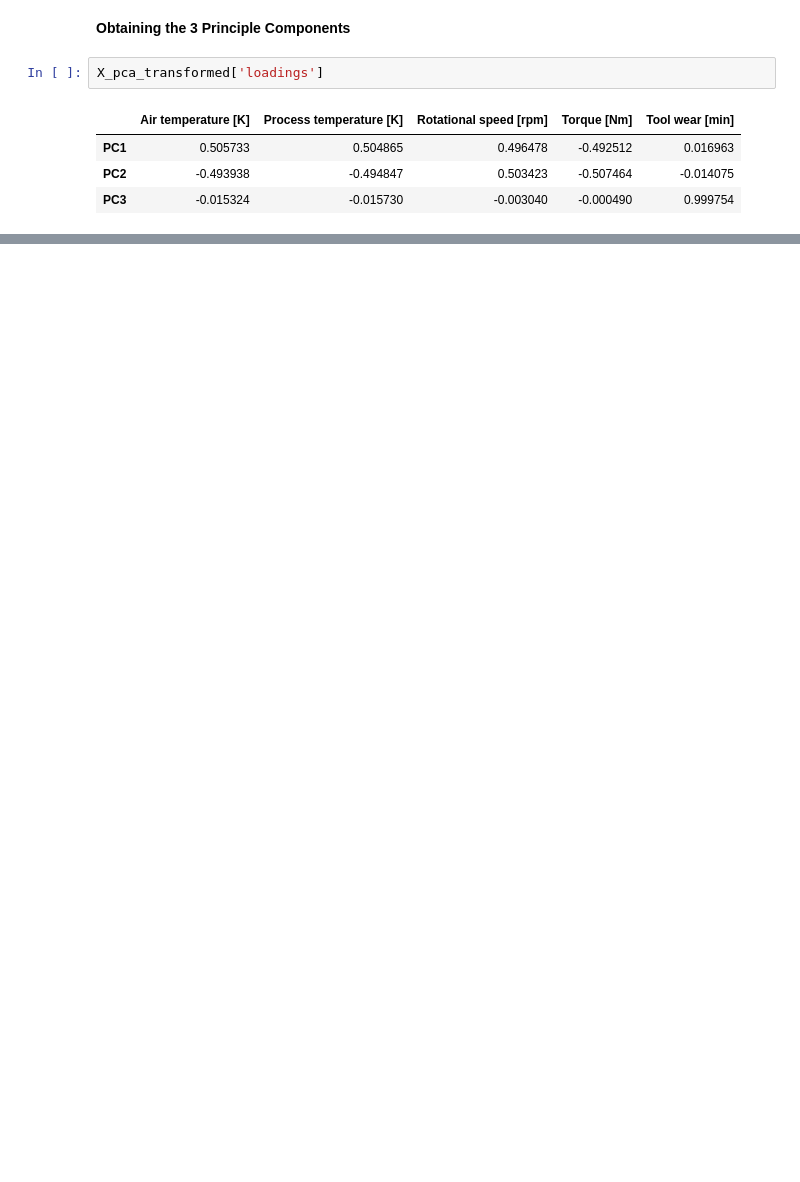
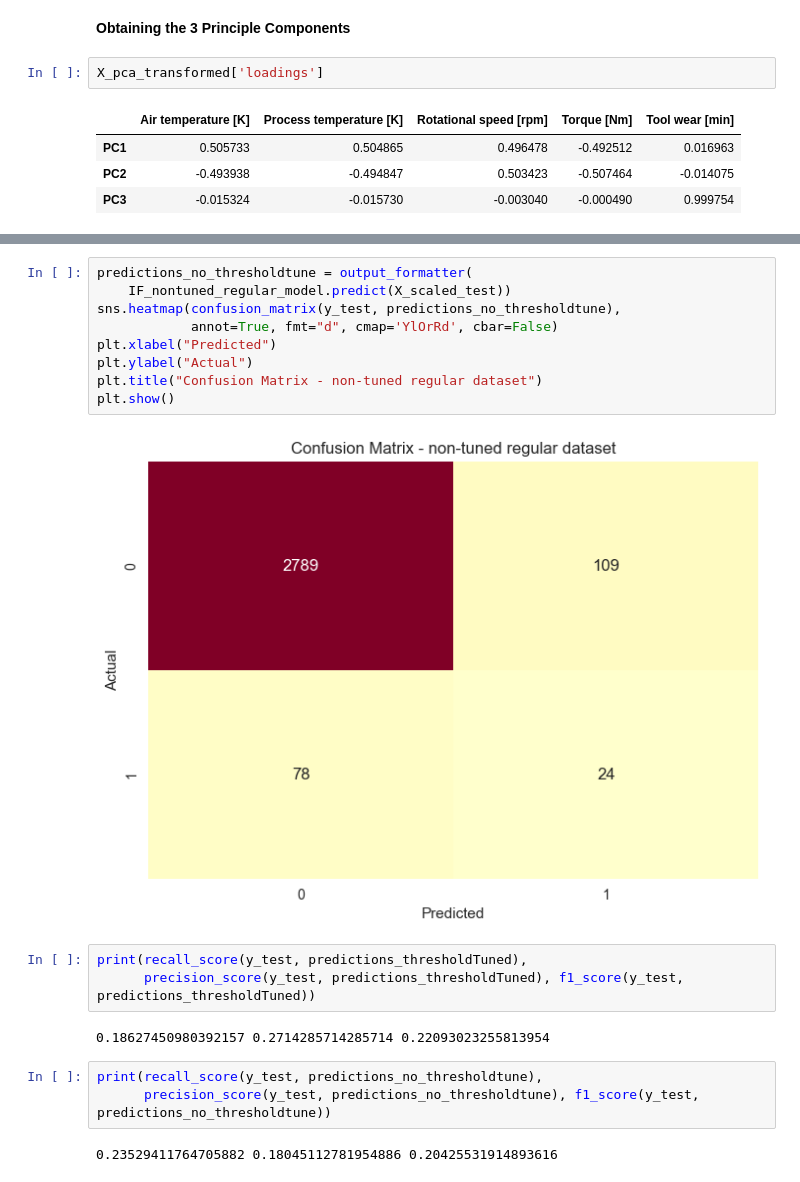
Before and after one commit to wilsonnguyen5163/INSE6220, a Jupyter notebook: Project.ipynb, the cells around one changed output, grey strips where cells are left out. Cells and saved outputs as stored; diff of their text form; blank space fills up the shorter version.

```diff
--- a/Project.ipynb
+++ b/Project.ipynb
@@ -285,0 +426,21 @@ X_pca_transformed['loadings']
+# %%
+predictions_no_thresholdtune = output_formatter(
+    IF_nontuned_regular_model.predict(X_scaled_test))
+sns.heatmap(confusion_matrix(y_test, predictions_no_thresholdtune),
+            annot=True, fmt="d", cmap='YlOrRd', cbar=False)
+plt.xlabel("Predicted")
+plt.ylabel("Actual")
+plt.title("Confusion Matrix - non-tuned regular dataset")
+plt.show()
+# %% [output]
+[figure, added]
+# %%
+print(recall_score(y_test, predictions_thresholdTuned),
+      precision_score(y_test, predictions_thresholdTuned), f1_score(y_test, predictions_thresholdTuned))
+# %% [output]
+0.18627450980392157 0.2714285714285714 0.22093023255813954
+# %%
+print(recall_score(y_test, predictions_no_thresholdtune),
+      precision_score(y_test, predictions_no_thresholdtune), f1_score(y_test, predictions_no_thresholdtune))
+# %% [output]
+0.23529411764705882 0.18045112781954886 0.20425531914893616
```
Also changed, not shown: parts of 72 cells of this notebook.
